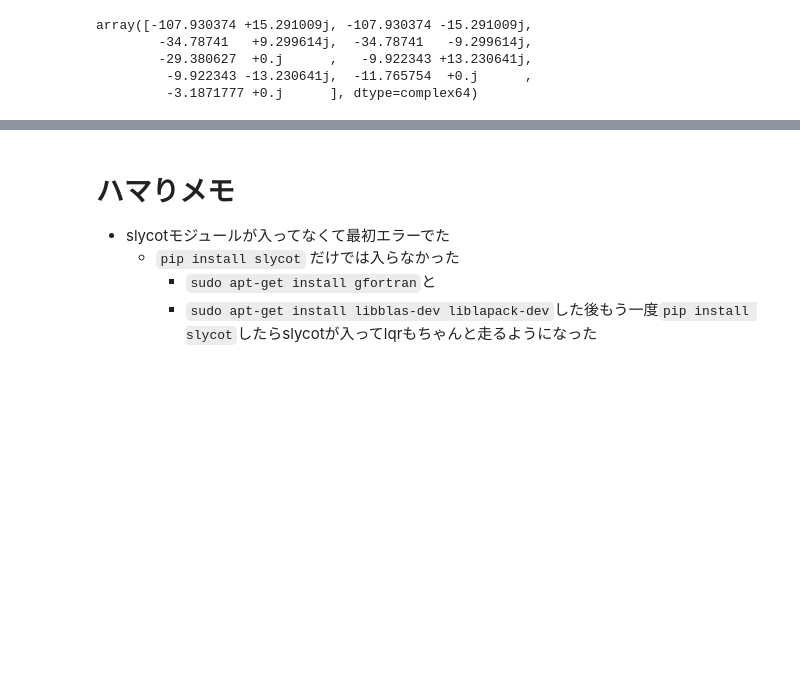
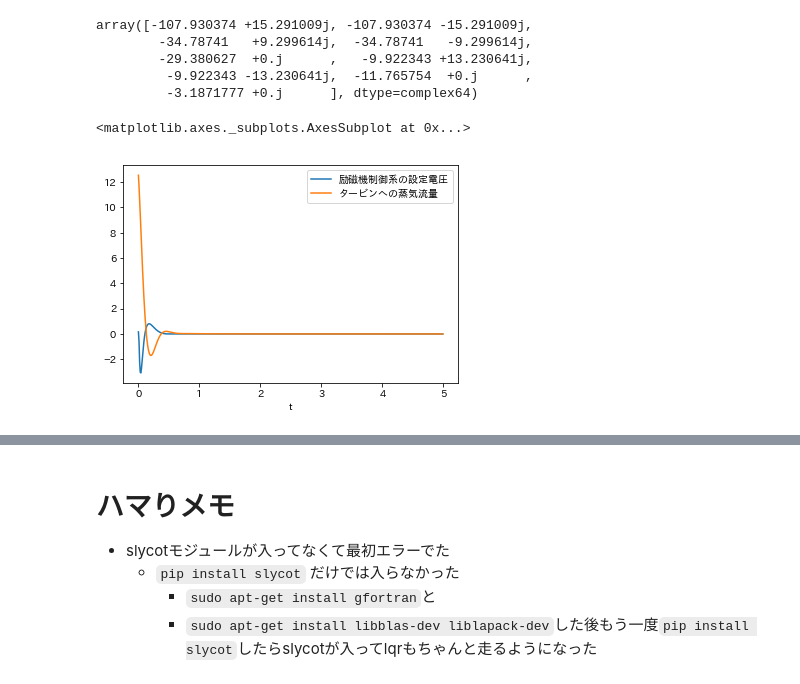
Before and after one commit to gomi-kuzu/wakariyasui_modern_control, a Jupyter notebook: 9章らへん.ipynb, the cells around one changed output, grey strips where cells are left out. Drawn from its saved outputs; the diff is of its cells as text; code cells hidden in the pictures; blank space fills up the shorter version.

```diff
--- a/9章らへん.ipynb
+++ b/9章らへん.ipynb
@@ -10,6 +12,8 @@ import pandas as pd
         - X:リカッチ方程式の解
         - E:閉ループ系の極
 # %%
+output_names = ["発電機端子電圧", "発電機内部相差角"]
+input_names = ["励磁機制御系の設定電圧", "タービンへの蒸気流量"]
 A = np.array(pd.read_csv("./data/sim1/sys_A.csv", header=None))
 B = np.array(pd.read_csv("./data/sim1/sys_b.csv", header=None))
 C = np.array(pd.read_csv("./data/sim1/sys_c.csv", header=None))
@@ -35,3 +39,17 @@ array([-107.930374 +15.291009j, -107.930374 -15.291009j,
         -29.380627  +0.j      ,   -9.922343 +13.230641j,
          -9.922343 -13.230641j,  -11.765754  +0.j      ,
          -3.1871777 +0.j      ], dtype=complex64)
+# %%
+Td = np.arange(0, 5, 0.01) #シミュレーション時間0~1s,0.01s刻み
+Ud = 0*(Td>0) #入力信号（ステップ入力）
+
+X0 = [1]*9 # 初期状態量
+sys = matlab.ss(Pss.A-np.dot(Pss.B,F), Pss.B, C, 0)
+y, tt, x = matlab.lsim(sys, np.vstack((Ud,Ud)).T, Td, X0) #線形システムシミュレータ
+# %%
+df = pd.concat((pd.DataFrame(tt),pd.DataFrame(np.dot(x, -F.T))), axis = 1)
+df.columns = ["t", input_names[0], input_names[1]]
+df.plot(x = "t")
+# %% [output]
+<matplotlib.axes._subplots.AxesSubplot at 0x...>
+[figure, added]
```
Also changed, not shown: parts of 6 cells of this notebook.
